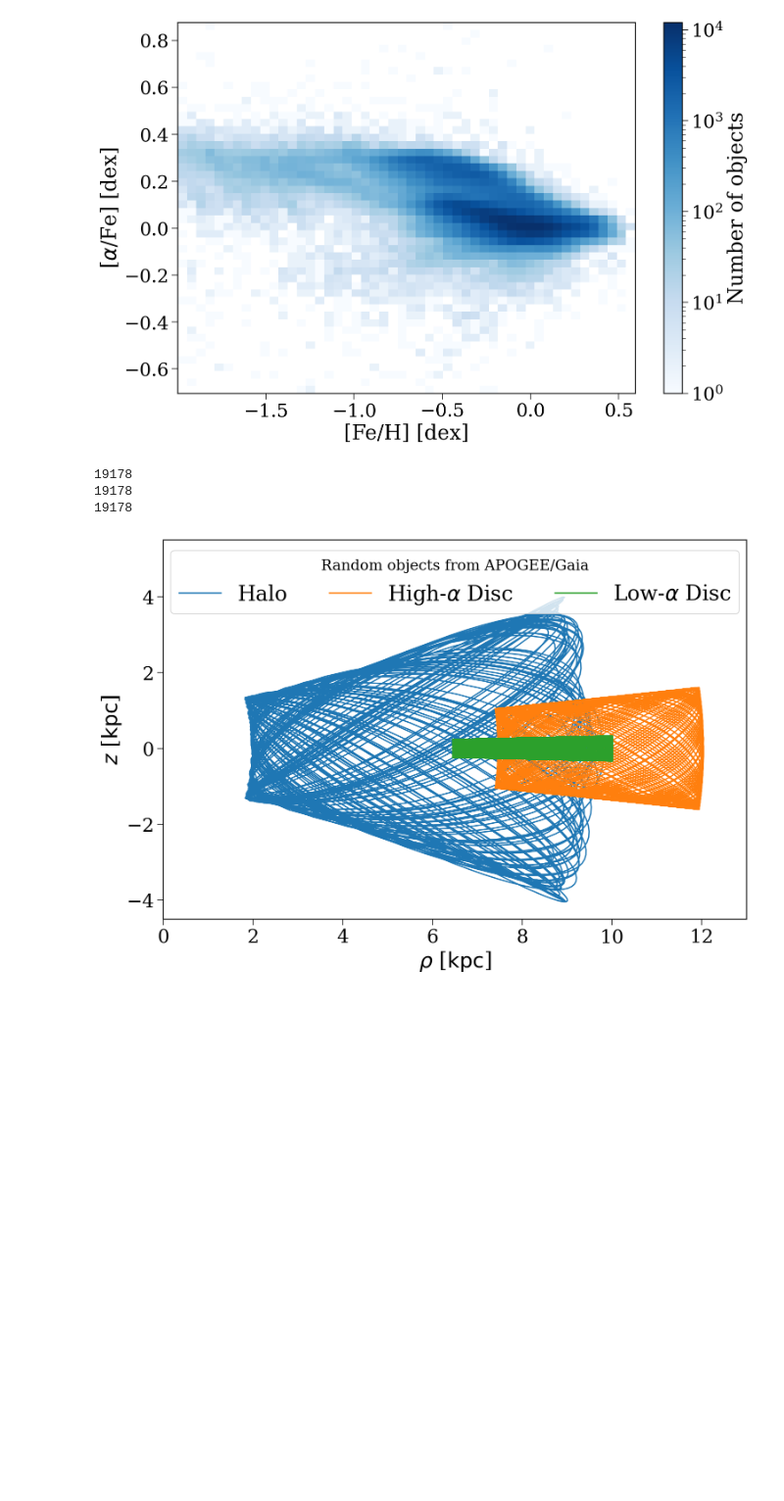
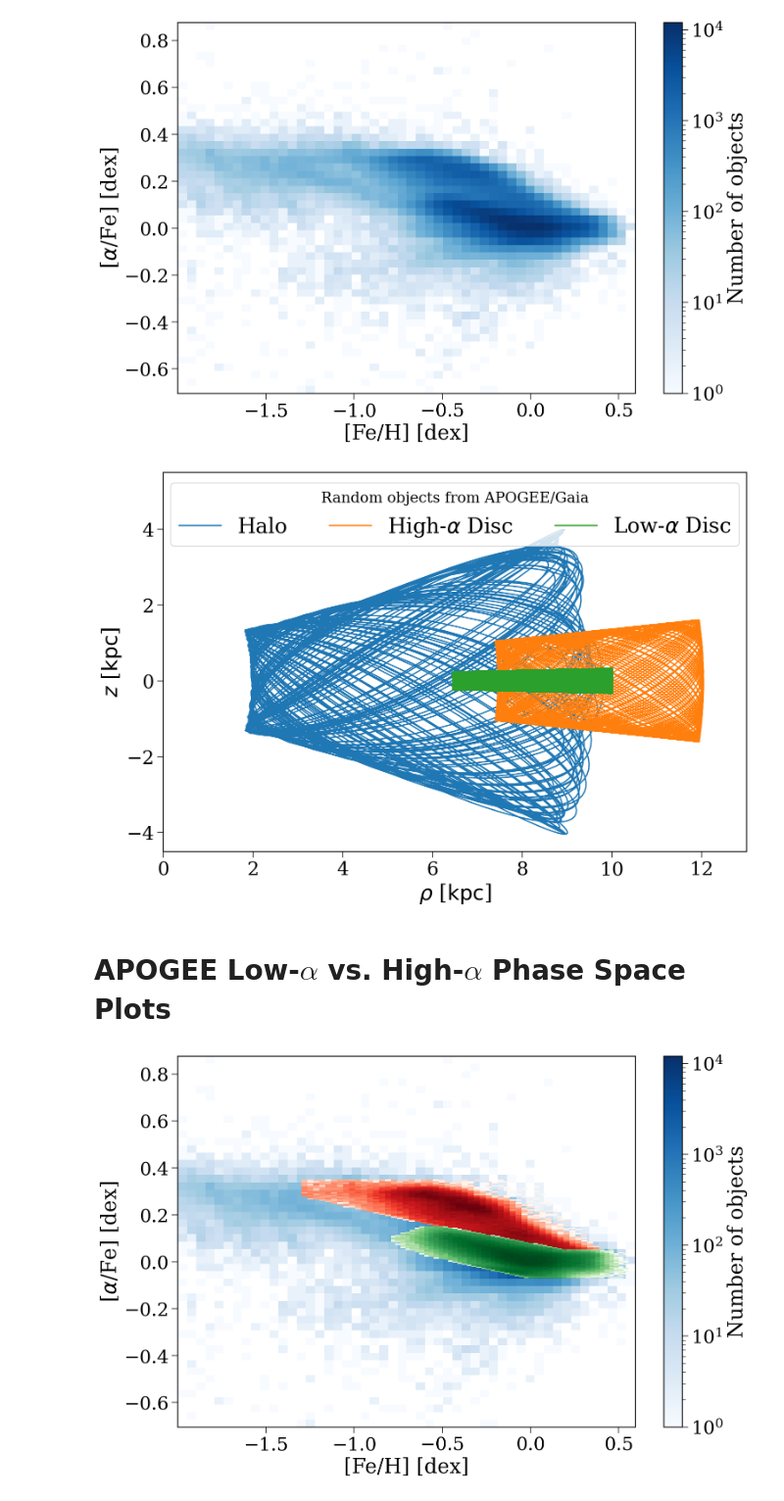
Before and after one commit to TomWagg/microlensing-kicks, a Jupyter notebook: notebooks/apogee_gaia.ipynb, the cells around one changed output. Shown: that part at 98% size. Cells and saved outputs as stored; diff of their text form; code cells hidden in the pictures; blank space fills up the shorter version.

Commit message:
v_z/z plots

```diff
--- a/notebooks/apogee_gaia.ipynb
+++ b/notebooks/apogee_gaia.ipynb
@@ -70,7 +71,6 @@ pot = ga.potential.MilkyWayPotential()
 for mask, label in zip([halo, high_alpha_disc, low_alpha_disc], ["Halo", r"High-$\alpha$ Disc", r"Low-$\alpha$ Disc"]):
     smaller_tbl = clean_tbl[mask]
     some_object = smaller_tbl[0]
-    print(x)
     c = coord.SkyCoord(
         ra=some_object["ra"],
         dec=some_object["dec"],
@@ -93,7 +93,51 @@ ax.set_ylim(-4.5, 5.5)
 
 plt.show()
 # %% [output]
-19178
-19178
-19178
 [figure]
+# %% [markdown]
+# APOGEE Low-$\alpha$ vs. High-$\alpha$ Phase Space Plots
+# %%
+import matplotlib as mpl
+
+_nodes = np.array([
+    [-0.5, 0.15],
+    [-0.6, 0.15],
+    [-0.8, 0.1],
+    [-0.7, 0.05],
+    [-0.6, 0.03],
+    [0, -0.07],
+    [0.55, -0.07],
+    [0.58, 0.05],
+    [0.2, 0.05],
+    [-0.5, 0.15]
+])
+low_alpha_mask = mpl.path.Path(_nodes).contains_points(
+    np.stack((clean_tbl['M_H'].data, clean_tbl['ALPHA_M'].data)).T)
+
+_nodes = np.array([
+    [0.4, 0.05],
+    [0.2, 0.05],
+    [-0.5, 0.15],
+    [-1, 0.23],
+    [-1.3, 0.28],
+    [-1.3, 0.35],
+    [0, 0.35],
+    [0.4, 0.05]
+])
+high_alpha_mask = mpl.path.Path(_nodes).contains_points(
+    np.stack((clean_tbl['M_H'].data, clean_tbl['ALPHA_M'].data)).T)
+# %%
+fig, ax = plt.subplots()
+
+counts, xedges, yedges, im = ax.hist2d(clean_tbl["M_H"][high_alpha_mask], clean_tbl["ALPHA_M"][high_alpha_mask], bins=50, norm=LogNorm(), cmap="Reds")
+counts, xedges, yedges, im = ax.hist2d(clean_tbl["M_H"][low_alpha_mask], clean_tbl["ALPHA_M"][low_alpha_mask], bins=50, norm=LogNorm(), cmap="Greens")
+counts, xedges, yedges, im = ax.hist2d(clean_tbl["M_H"], clean_tbl["ALPHA_M"], bins=50, norm=LogNorm(), cmap="Blues", zorder=-1)
+
+cbar = fig.colorbar(im, ax=ax, label="Number of objects")
+
+ax.set_xlabel("[Fe/H] [dex]")
+ax.set_ylabel(r"[$\alpha$/Fe] [dex]")
+
+plt.show()
+# %% [output]
+[figure, added]
```
Also changed, not shown: parts of 3 cells of this notebook.
